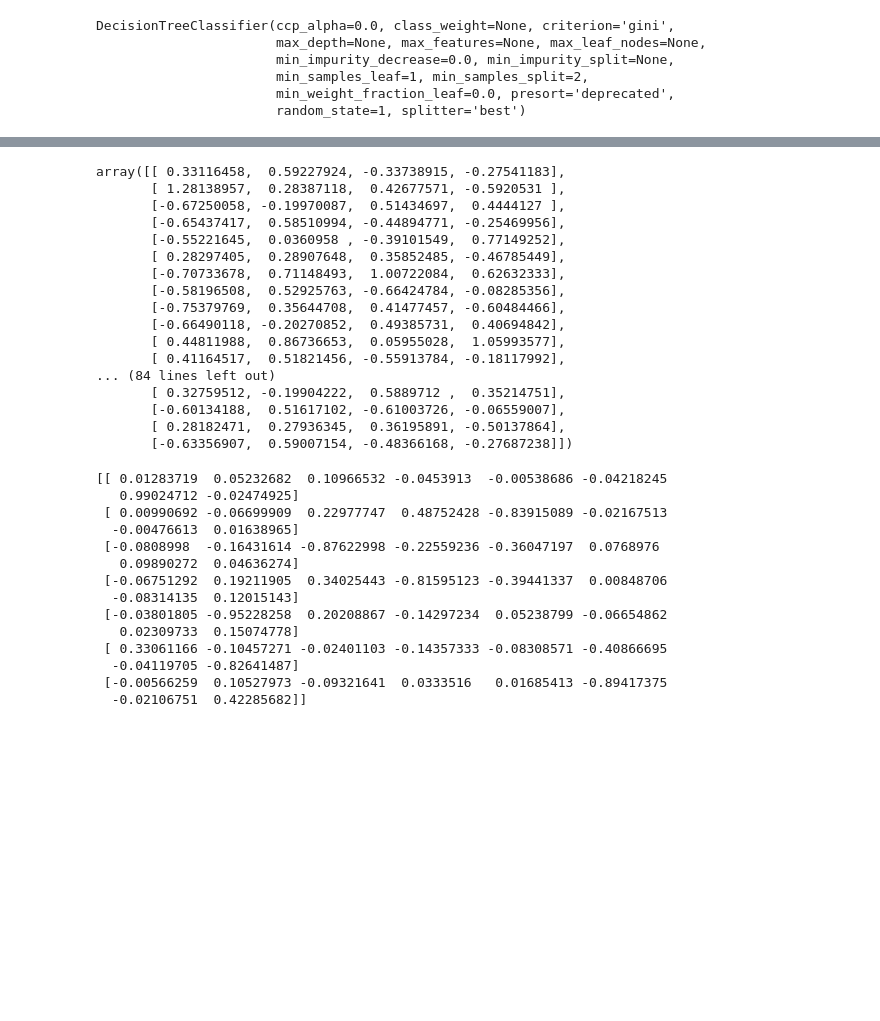
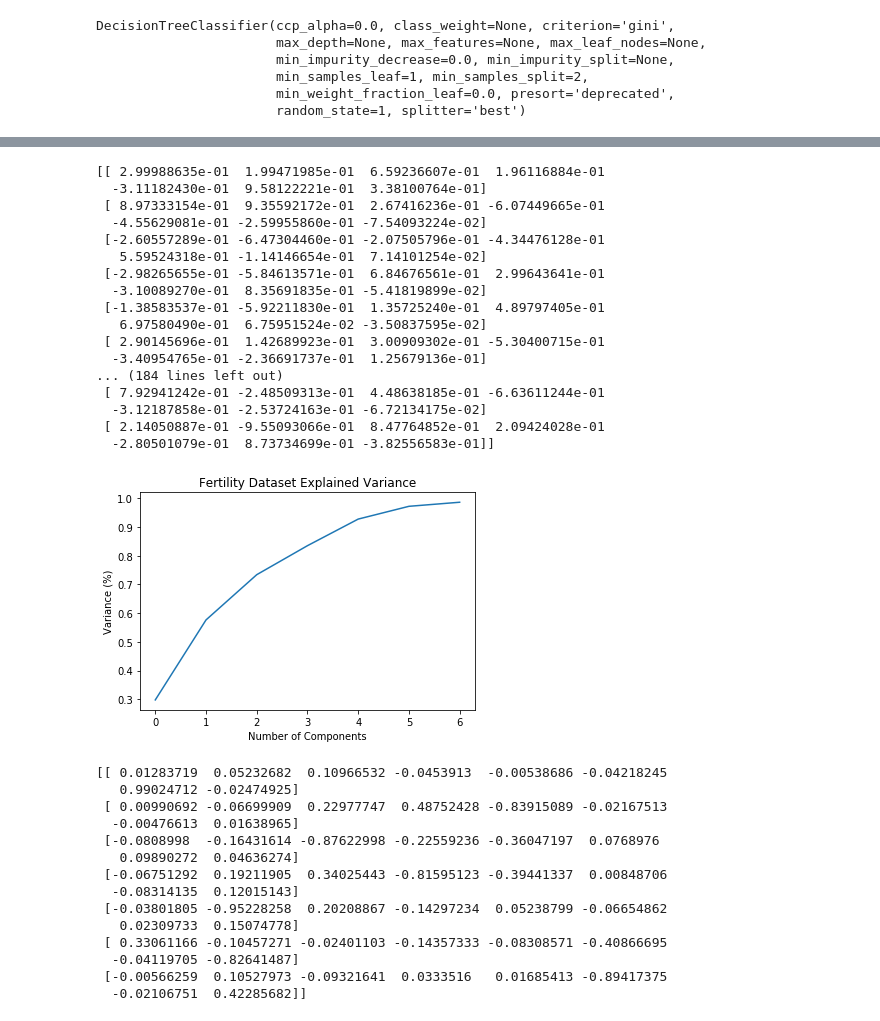
Before and after one commit to acast975/ml-fertility-classification, a Jupyter notebook: main.ipynb, the cells around one changed output, grey strips where cells are left out. Saved outputs shown, nothing was run; the diff lists cells and outputs as text; code cells hidden in the pictures; blank space fills up the shorter version.

```diff
--- a/main.ipynb
+++ b/main.ipynb
@@ -114,25 +125,38 @@ tree.plot_tree(decision_tree=tree_model, feature_names=columns_x, class_names=['
-# %%
-pca = PCA(n_components=4, random_state=RS)
-# pca.fit(X)
-pca.fit_transform(X)
-# %% [output]
-array([[ 0.33116458,  0.59227924, -0.33738915, -0.27541183],
-       [ 1.28138957,  0.28387118,  0.42677571, -0.5920531 ],
-       [-0.67250058, -0.19970087,  0.51434697,  0.4444127 ],
-       [-0.65437417,  0.58510994, -0.44894771, -0.25469956],
-       [-0.55221645,  0.0360958 , -0.39101549,  0.77149252],
-       [ 0.28297405,  0.28907648,  0.35852485, -0.46785449],
-       [-0.70733678,  0.71148493,  1.00722084,  0.62632333],
-       [-0.58196508,  0.52925763, -0.66424784, -0.08285356],
-       [-0.75379769,  0.35644708,  0.41477457, -0.60484466],
-       [-0.66490118, -0.20270852,  0.49385731,  0.40694842],
-       [ 0.44811988,  0.86736653,  0.05955028,  1.05993577],
-       [ 0.41164517,  0.51821456, -0.55913784, -0.18117992],
-... (84 lines left out)
-       [ 0.32759512, -0.19904222,  0.5889712 ,  0.35214751],
-       [-0.60134188,  0.51617102, -0.61003726, -0.06559007],
-       [ 0.28182471,  0.27936345,  0.36195891, -0.50137864],
-       [-0.63356907,  0.59007154, -0.48366168, -0.27687238]])
+# %%
+pca = PCA(n_components=7, random_state=RS)
+# pca.fit(X)
+pca.fit(X)
+
+dataset = pca.fit_transform(X)
+
+print(dataset)
+
+#Plotting the Cumulative Summation of the Explained Variance
+plt.figure()
+plt.plot(np.cumsum(pca.explained_variance_ratio_))
+plt.xlabel('Number of Components')
+plt.ylabel('Variance (%)') #for each component
+plt.title('Fertility Dataset Explained Variance')
+plt.show()
+# %% [output]
+[[ 2.99988635e-01  1.99471985e-01  6.59236607e-01  1.96116884e-01
+  -3.11182430e-01  9.58122221e-01  3.38100764e-01]
+ [ 8.97333154e-01  9.35592172e-01  2.67416236e-01 -6.07449665e-01
+  -4.55629081e-01 -2.59955860e-01 -7.54093224e-02]
+ [-2.60557289e-01 -6.47304460e-01 -2.07505796e-01 -4.34476128e-01
+   5.59524318e-01 -1.14146654e-01  7.14101254e-02]
+ [-2.98265655e-01 -5.84613571e-01  6.84676561e-01  2.99643641e-01
+  -3.10089270e-01  8.35691835e-01 -5.41819899e-02]
+ [-1.38583537e-01 -5.92211830e-01  1.35725240e-01  4.89797405e-01
+   6.97580490e-01  6.75951524e-02 -3.50837595e-02]
+ [ 2.90145696e-01  1.42689923e-01  3.00909302e-01 -5.30400715e-01
+  -3.40954765e-01 -2.36691737e-01  1.25679136e-01]
+... (184 lines left out)
+ [ 7.92941242e-01 -2.48509313e-01  4.48638185e-01 -6.63611244e-01
+  -3.12187858e-01 -2.53724163e-01 -6.72134175e-02]
+ [ 2.14050887e-01 -9.55093066e-01  8.47764852e-01  2.09424028e-01
+  -2.80501079e-01  8.73734699e-01 -3.82556583e-01]]
+[figure, added]
 # %%
 print(pca.components_)
 # %% [output]
```
Also changed, not shown: parts of 6 cells of this notebook.
